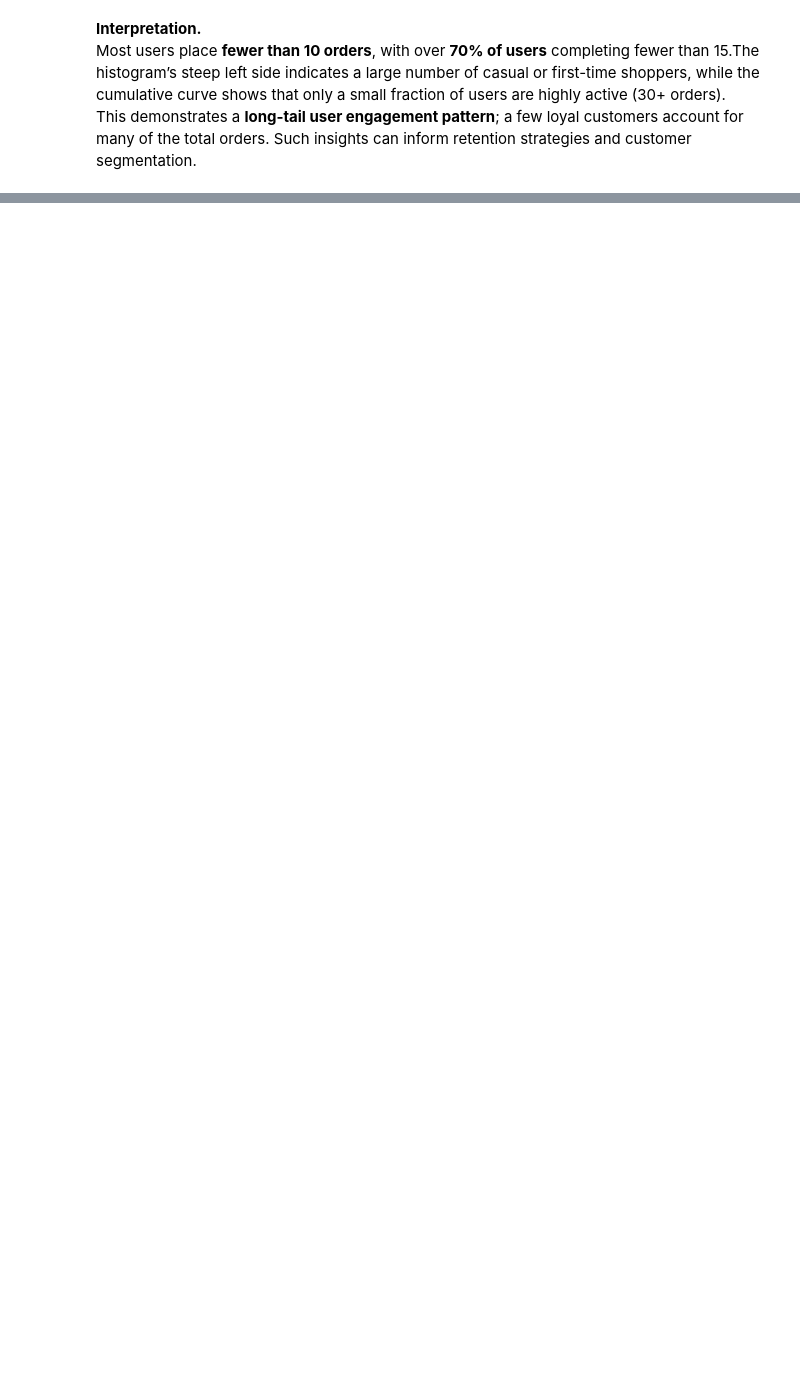
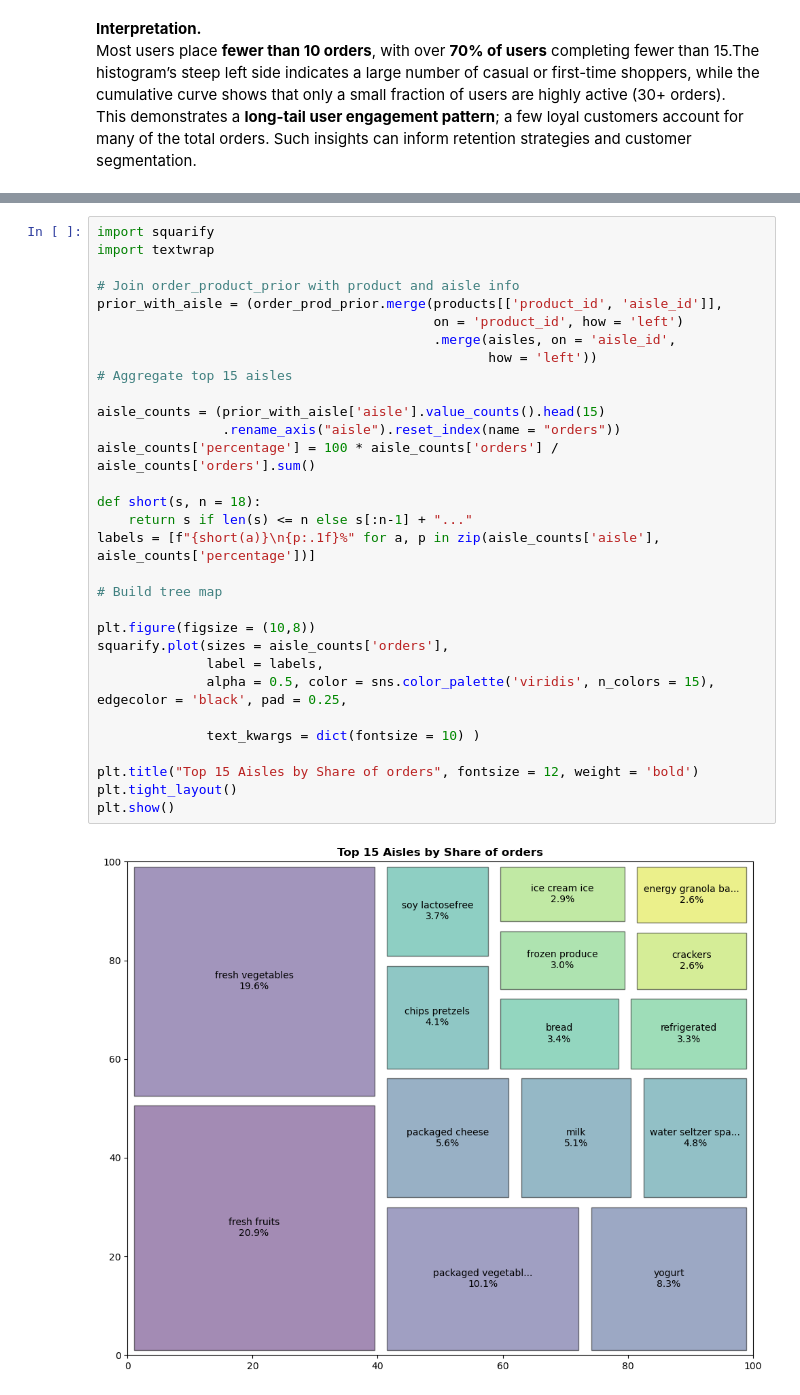
Before and after one commit to Prajwalparajuli/Instacart-product-recommendation, a Jupyter notebook: notebooks/01_eda_instacart.ipynb, the cells around one changed output, grey strips where cells are left out. Saved outputs shown, nothing was run; the diff lists cells and outputs as text; blank space fills up the shorter version.

```diff
--- a/notebooks/01_eda_instacart.ipynb
+++ b/notebooks/01_eda_instacart.ipynb
@@ -366,0 +420,33 @@ This demonstrates a **long-tail user engagement pattern**; a few loyal customers
+# %%
+import squarify
+import textwrap
+
+# Join order_product_prior with product and aisle info
+prior_with_aisle = (order_prod_prior.merge(products[['product_id', 'aisle_id']],
+                                           on = 'product_id', how = 'left')
+                                           .merge(aisles, on = 'aisle_id',
+                                                  how = 'left'))
+# Aggregate top 15 aisles
+
+aisle_counts = (prior_with_aisle['aisle'].value_counts().head(15)
+                .rename_axis("aisle").reset_index(name = "orders"))
+aisle_counts['percentage'] = 100 * aisle_counts['orders'] / aisle_counts['orders'].sum()
+
+def short(s, n = 18):
+    return s if len(s) <= n else s[:n-1] + "..."
+labels = [f"{short(a)}\n{p:.1f}%" for a, p in zip(aisle_counts['aisle'], aisle_counts['percentage'])]
+
+# Build tree map
+
+plt.figure(figsize = (10,8))
+squarify.plot(sizes = aisle_counts['orders'],
+              label = labels,
+              alpha = 0.5, color = sns.color_palette('viridis', n_colors = 15), edgecolor = 'black', pad = 0.25,
+
+              text_kwargs = dict(fontsize = 10) )
+
+plt.title("Top 15 Aisles by Share of orders", fontsize = 12, weight = 'bold')
+plt.tight_layout()
+plt.show()
+# %% [output]
+[figure, added]
```
Also changed, not shown: parts of 26 cells of this notebook, 13 other files.
